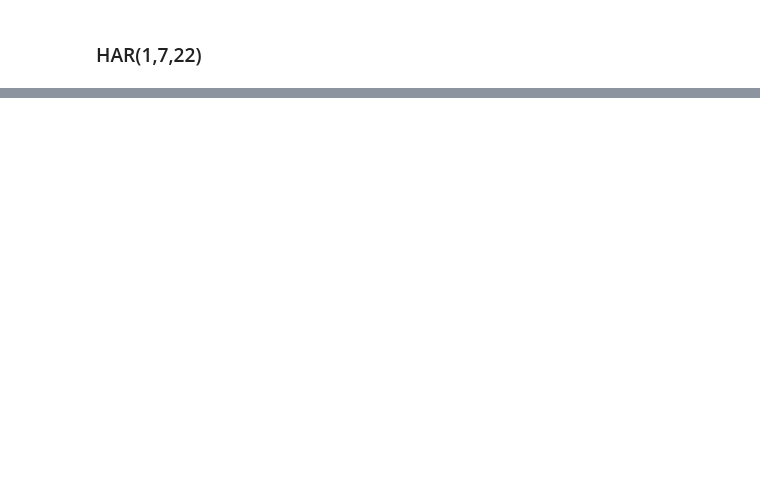
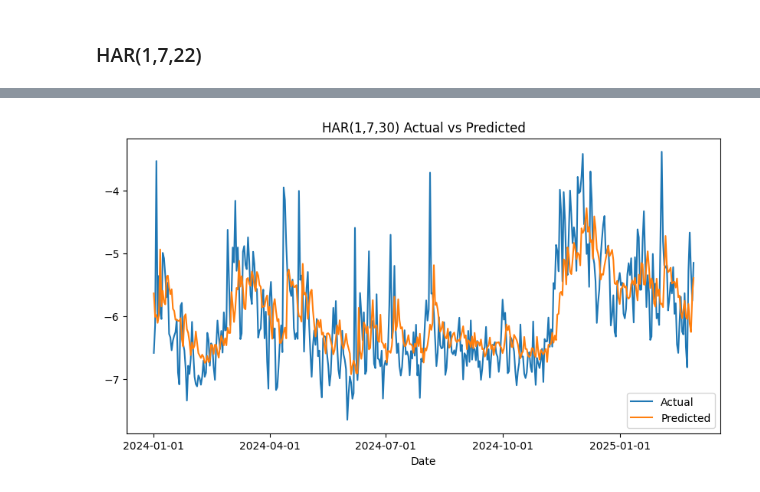
Before and after one commit to kiwi-lemongrass/DSE4101_Individual-Project, a Jupyter notebook: src/HAR.ipynb, the cells around one changed output, grey strips where cells are left out. Cells and saved outputs as stored; diff of their text form; code cells hidden in the pictures; blank space fills up the shorter version.

```diff
--- a/src/HAR.ipynb
+++ b/src/HAR.ipynb
@@ -261,21 +275,21 @@ Notes:
 # %%
 # Predict y values
 X_test = sm.add_constant(X_test)
 y_pred = model.predict(X_test)
 
 # Save the predicted values
-df_pred = pd.read_csv('../res/pred.csv')
-df_pred['HAR(1,7,30)_3D'] = np.exp(y_pred).values
-df_pred.to_csv('../res/pred.csv', index=False)
+y_pred.to_csv('../res/3D/HAR(1,7,30).csv', index=False)
 
 # Plot the predicted values against the actual values
 plt.figure(figsize=(10, 5))
 plt.plot(y_test, label='Actual')
 plt.plot(y_pred, label='Predicted')
 plt.title("HAR(1,7,30) Actual vs Predicted")
 plt.xlabel("Date")
 plt.xticks(ticks=date_ticks)
 plt.legend()
 
 # Save the plot
-plt.savefig('../res/HAR(1,7,30)_3D-ahead-forecasting_Actual_vs_Predicted.png')
+plt.savefig('../res/3D/HAR(1,7,30)_3D_Actual_vs_Predicted.png')
+# %% [output]
+[figure, added]
```
Also changed, not shown: parts of 13 cells of this notebook, 20 other files.
